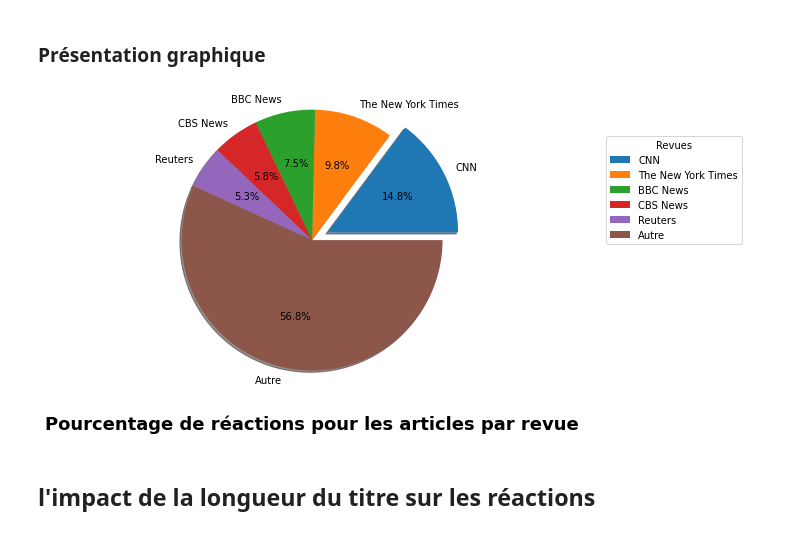
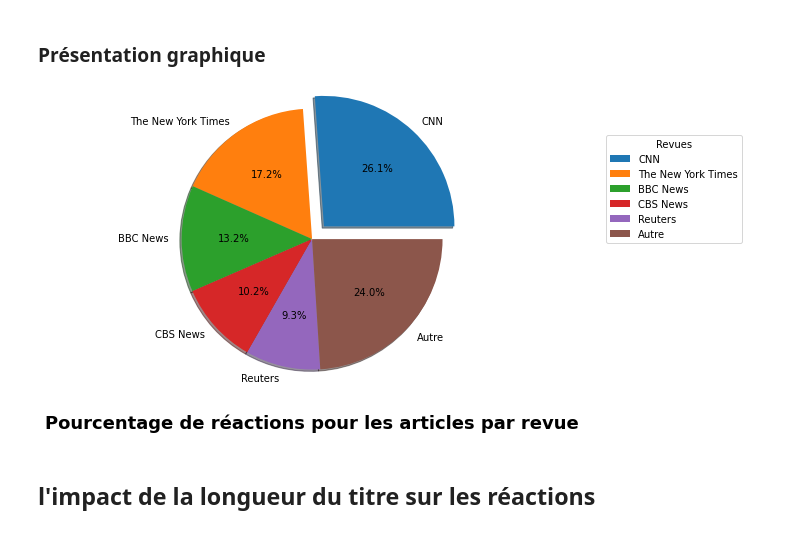
Before and after one commit to vittorio-c/Internet-news-data-with-readers-engagement, a Jupyter notebook: index.ipynb, the cells around one changed output. Saved outputs shown, nothing was run; the diff lists cells and outputs as text; code cells hidden in the pictures.

```diff
--- a/index.ipynb
+++ b/index.ipynb
@@ -715,20 +699,20 @@ dataframe_global.groupby(by=["source_name"]).sum('reactions_count').sort_values(
 # %% [markdown]
 ### Présentation graphique
 # %%
-tab1 = dataframe_global.groupby(by=["source_name"]).sum('reactions_count').sort_values(by = ['reactions_count'], ascending = False).head(5)
-tab2 = dataframe_global.groupby(by=["source_name"]).sum('reactions_count').sort_values(by = ['reactions_count'], ascending = False)[5:]
-autre = dataframe_global['reactions_count'].sum()
+tab1 = dataframe_global.groupby(by=["source_name"]).sum().sort_values(['reactions_count'], ascending = False).head(5)
+tab2 = dataframe_global.groupby(by=["source_name"]).sum().sort_values(['reactions_count'], ascending = False)[5:]
+autre = dataframe_global['reactions_count'].sum() - tab1['reactions_count'].sum()
 valuesStat = list(tab1['reactions_count'])
 valuesStat.append(autre)
 labels = list(tab1.index)
 labels.append('Autre')
 explode = (0.2, 0, 0, 0, 0, 0)  # only "explode" the biggest revue
 plt.title('Pourcentage de réactions pour les articles par revue', fontdict={'fontweight':'bold', 'fontsize':18}, y=-0.4)
 plt.pie(valuesStat, labels=labels, autopct='%1.1f%%', shadow=True, explode=explode, radius=1.5)
 plt.legend(labels, title="Revues", bbox_to_anchor=(1, 0, 1.5, 1))
 plt.show()
 # %% [output]
-[figure, old version]
+[figure, new version]
 # %% [markdown]
 ## l'impact de la longueur du titre sur les réactions
 # %%
```
Also changed, not shown: parts of 6 cells of this notebook, 5 other files.
